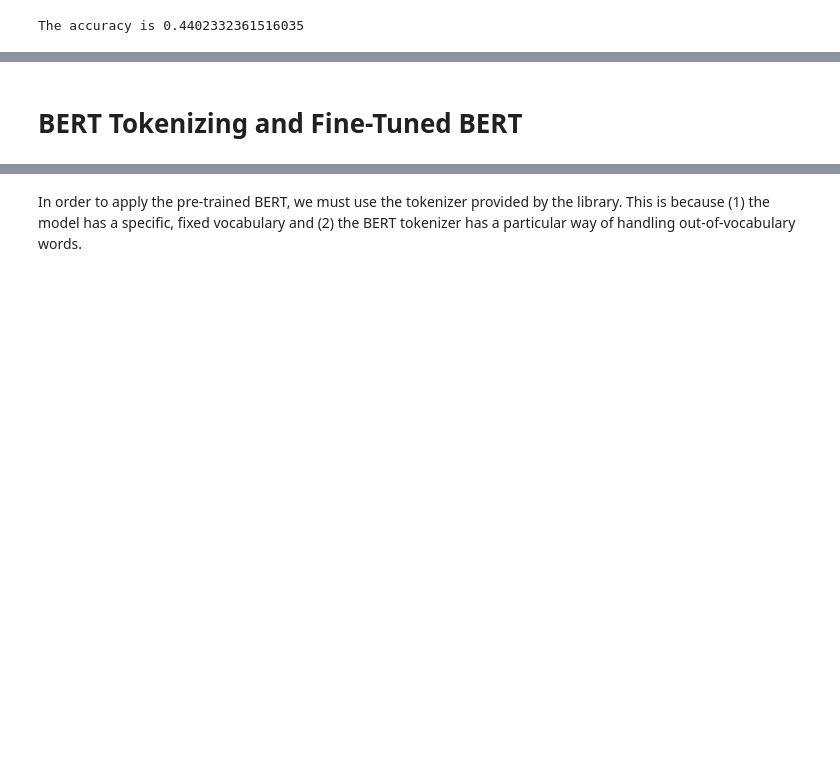
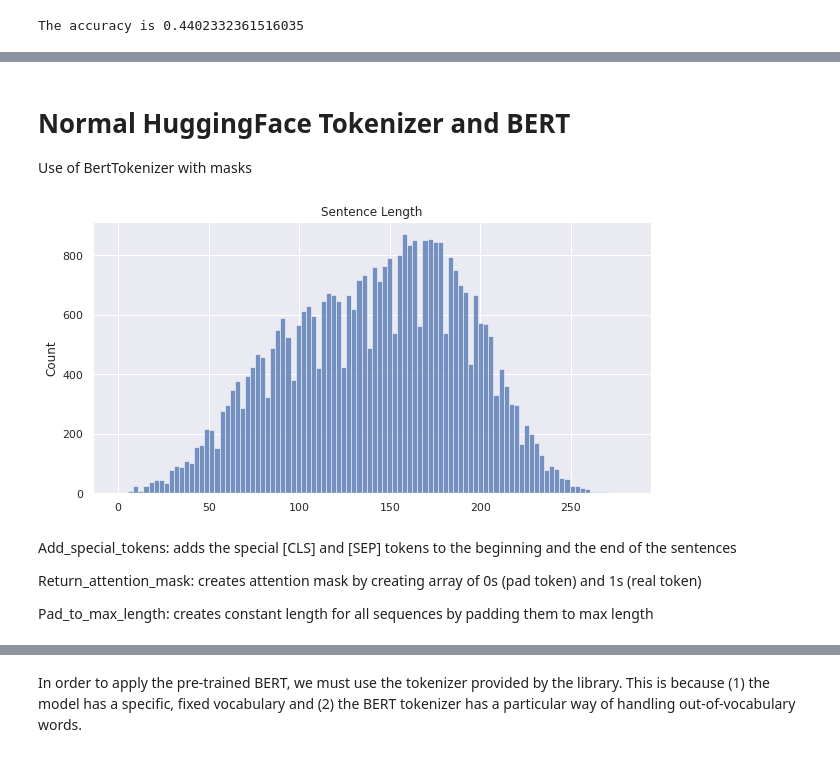
Before and after one commit to michaelmml/Word-Generation-with-Attention, a Jupyter notebook: EncoderBERT.ipynb, the cells around one changed output, grey strips where cells are left out. Cells and saved outputs as stored; diff of their text form; code cells hidden in the pictures; blank space fills up the shorter version.

```diff
--- a/EncoderBERT.ipynb
+++ b/EncoderBERT.ipynb
@@ -218,5 +238,14 @@ param_grid = {'svc__C': [1,5,10,50], 'svc__gamma': [0.0001,0.0005,0.001,0.005]}
 grid = GridSearchCV(model, param_grid)
 grid.fit(X_train_tfidf, y_train)
 print(grid.best_params_)
-# %% [markdown]
-# BERT Tokenizing and Fine-Tuned BERT
+# %% [markdown]
+# Normal HuggingFace Tokenizer and BERT
+
+Use of BertTokenizer with masks
+# %%
+plt.figure(figsize=(10, 5))
+sns.histplot([len(s) for s in X_train_preprocessed], bins=100)
+plt.title('Sentence Length')
+plt.show()
+# %% [output]
+[figure, added]
@@ -222,0 +256,6 @@ print(grid.best_params_)
+# %% [markdown]
+Add_special_tokens: adds the special [CLS] and [SEP] tokens to the beginning and the end of the sentences
+
+Return_attention_mask: creates attention mask by creating array of 0s (pad token) and 1s (real token)
+
+Pad_to_max_length: creates constant length for all sequences by padding them to max length
```
Also changed, not shown: parts of 28 cells of this notebook.
